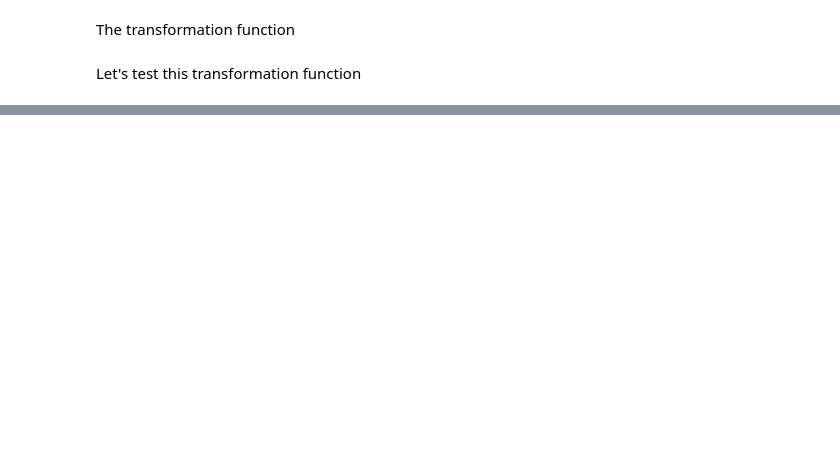
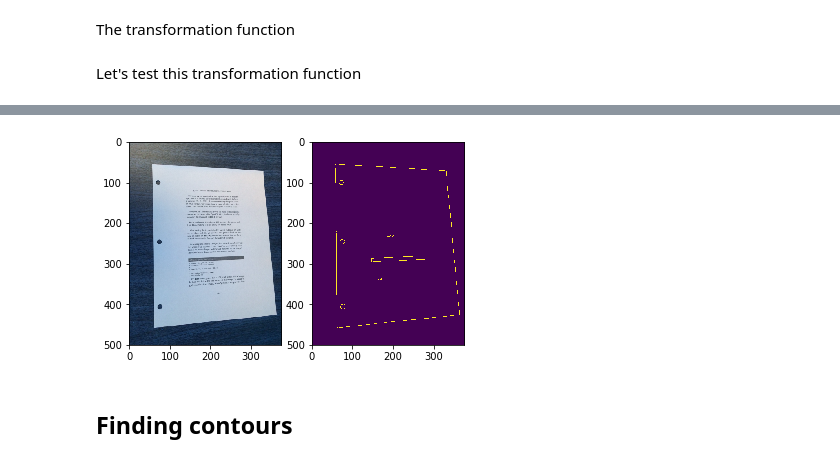
Before and after one commit to manparvesh/docscan, a Jupyter notebook: Document Scanner.ipynb, the cells around one changed output, grey strips where cells are left out. Cells and saved outputs as stored; diff of their text form; code cells hidden in the pictures; blank space fills up the shorter version.

```diff
--- a/Document Scanner.ipynb
+++ b/Document Scanner.ipynb
@@ -120,0 +138,6 @@ display_image(warped_image_hello3)
+# %%
+load_image("images/page.jpg")
+# %% [output]
+[figure, added]
+# %% [markdown]
+## Finding contours
```
Also changed, not shown: parts of 15 cells of this notebook, 1 other file.
